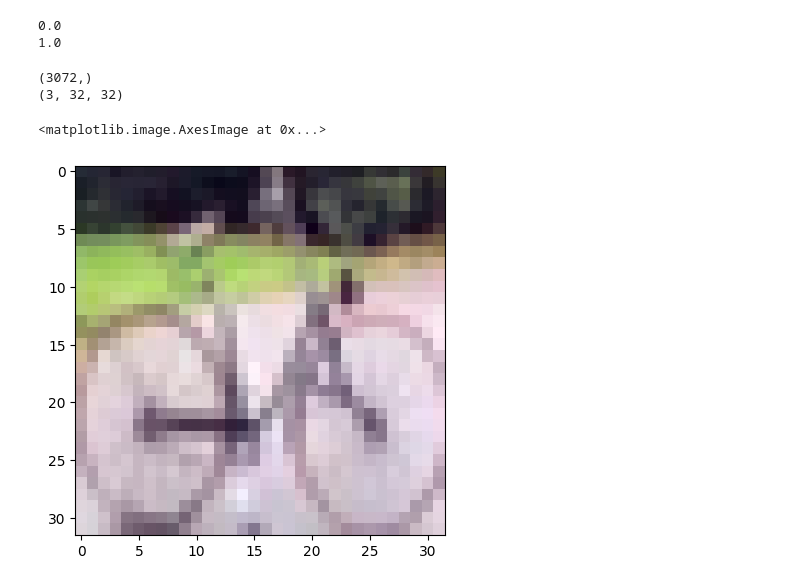
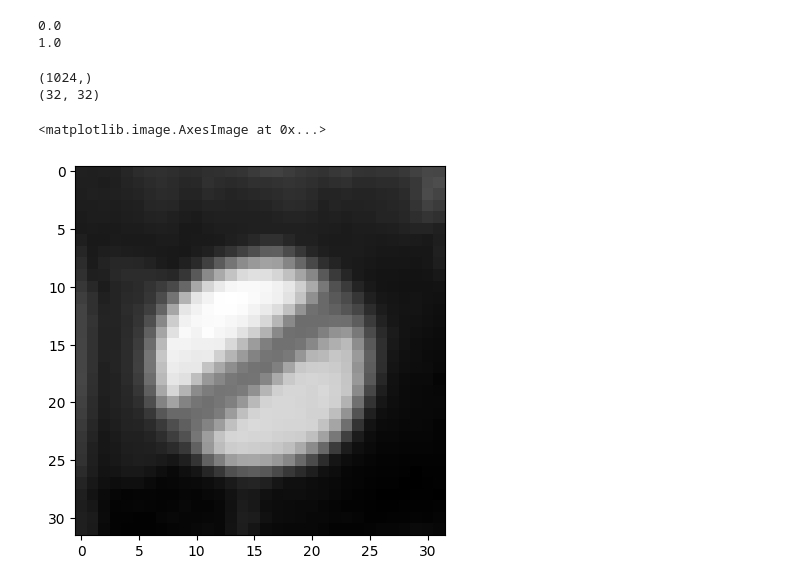
Before and after one commit to ro-jo-mo/Dissertation-Verifying-NN, a Jupyter notebook: Archive/vnnlibtoimg.ipynb, the cells around one changed output. Drawn from its saved outputs; the diff is of its cells as text; code cells hidden in the pictures.

```diff
--- a/Archive/vnnlibtoimg.ipynb
+++ b/Archive/vnnlibtoimg.ipynb
@@ -18446,7 +12293,7 @@ abc = """(assert (<= X_0 -1.2662646770477295))
 abc = abc.replace("(assert (","").replace("))","").split("\n")
 abc = [line.split(" ") for line in abc if line != ""]
 # %%
-values = np.zeros((3072))
+values = np.zeros((1024))
 # %%
 epsilon = float(abc[2][2]) - float(abc[3][2])
 epsilon /= 2
@@ -18455,7 +12302,7 @@ for i,j in enumerate(range(0,len(abc),2)):
     val = float(abc[j][2]) - epsilon
     values[i] = val
 # %%
-test = values.reshape((3,32,32))
+test = values.reshape((32,32))
 # %%
 min = np.min(test)
 max = np.max(test)
@@ -18470,15 +12317,15 @@ print(max)
 0.0
 1.0
 # %%
-test = test.reshape(3*32*32)
+test = test.reshape(32*32)
 print(test.shape)
-test = test.reshape((3,32,32))
+test = test.reshape((32,32))
 print(test.shape)
 # %% [output]
-(3072,)
-(3, 32, 32)
+(1024,)
+(32, 32)
 # %%
-plt.imshow(test.transpose((1,2,0)))
+plt.imshow(test,cmap="grey")
 # %% [output]
 <matplotlib.image.AxesImage at 0x...>
-[figure, old version]
+[figure, new version]
```
Also changed, not shown: parts of 4 cells of this notebook, 27 other files.
